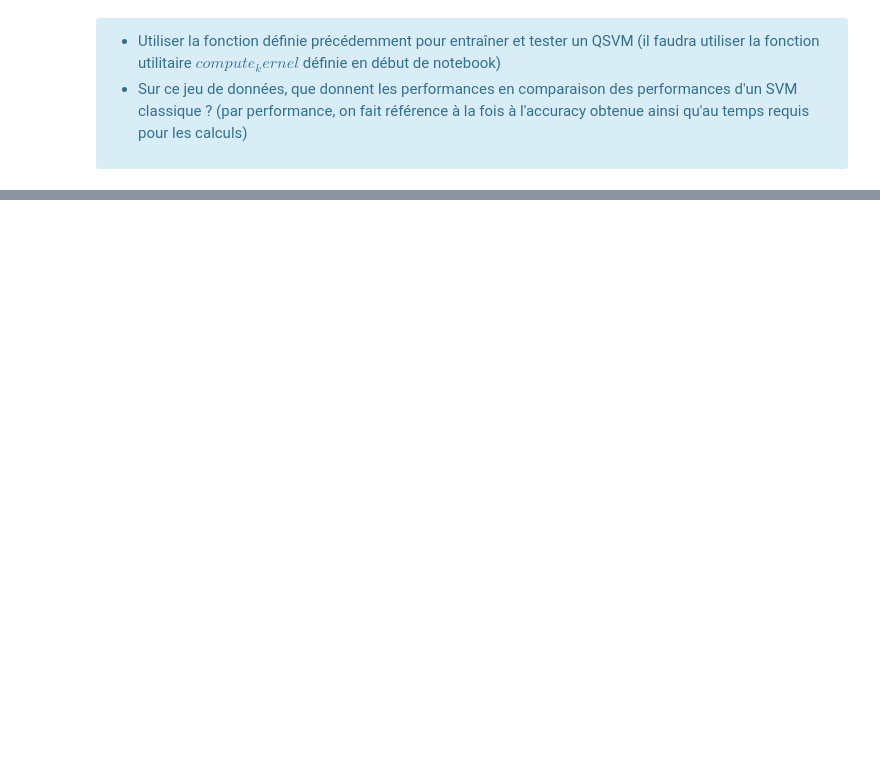
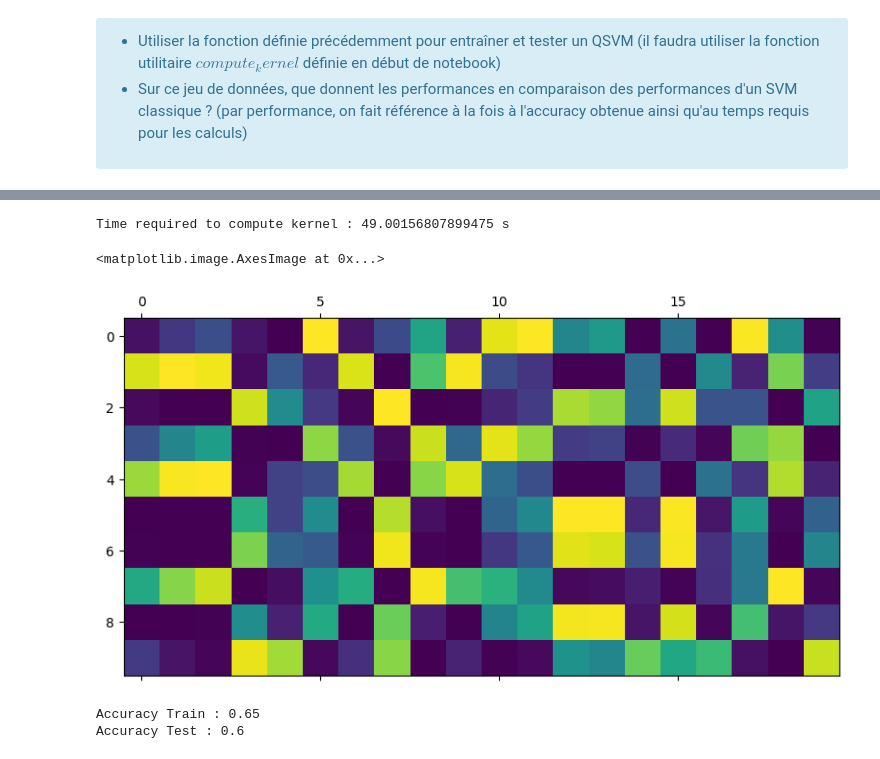
Before and after one commit to hugopgs/Application_Informatique_Quantique, a Jupyter notebook: Seance_2/2.1.QSVM.ipynb, the cells around one changed output, grey strips where cells are left out. Drawn from its saved outputs; the diff is of its cells as text; code cells hidden in the pictures; blank space fills up the shorter version.

```diff
--- a/Seance_2/2.1.QSVM.ipynb
+++ b/Seance_2/2.1.QSVM.ipynb
@@ -152,0 +206,17 @@ Ainsi, plutôt que d'utiliser les composantes de $x$ directement, on choisit un
+# %%
+test_kernel = compute_kernel(X_test,X_train,get_distance)
+
+plt.matshow(test_kernel)
+# %% [output]
+Time required to compute kernel : 49.00156807899475 s
+<matplotlib.image.AxesImage at 0x...>
+[figure, added]
+# %%
+QSVM=SVC(kernel="precomputed")
+QSVM.fit(Quantum_kernel,y_train)
+
+print("Accuracy Train : {}".format(classical_svm.score(classical_kernel,y_train)))
+print("Accuracy Test : {}".format(QSVM.score(test_kernel,y_test)))
+# %% [output]
+Accuracy Train : 0.65
+Accuracy Test : 0.6
```
Also changed, not shown: parts of 5 cells of this notebook, 3 other files.
